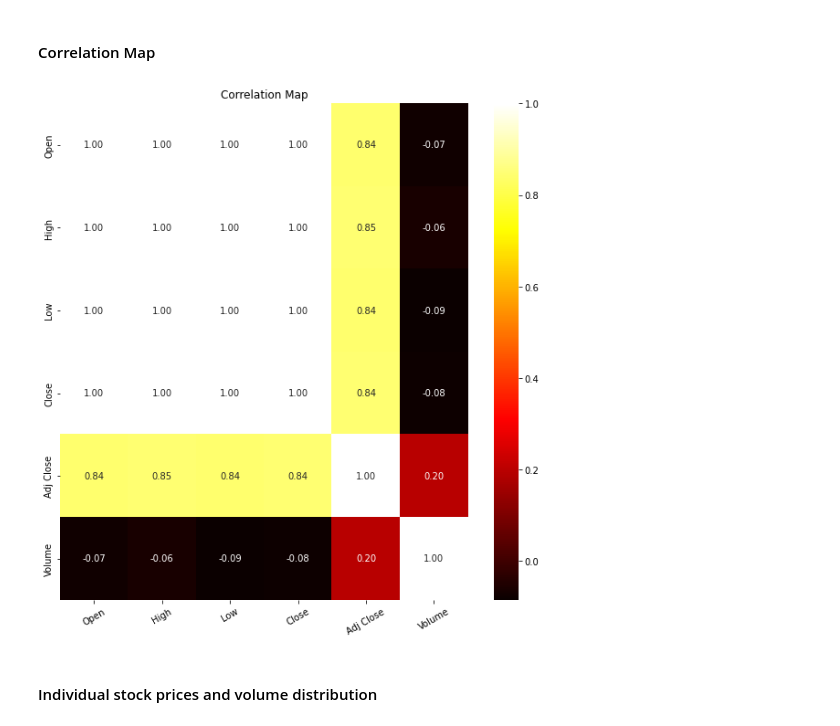
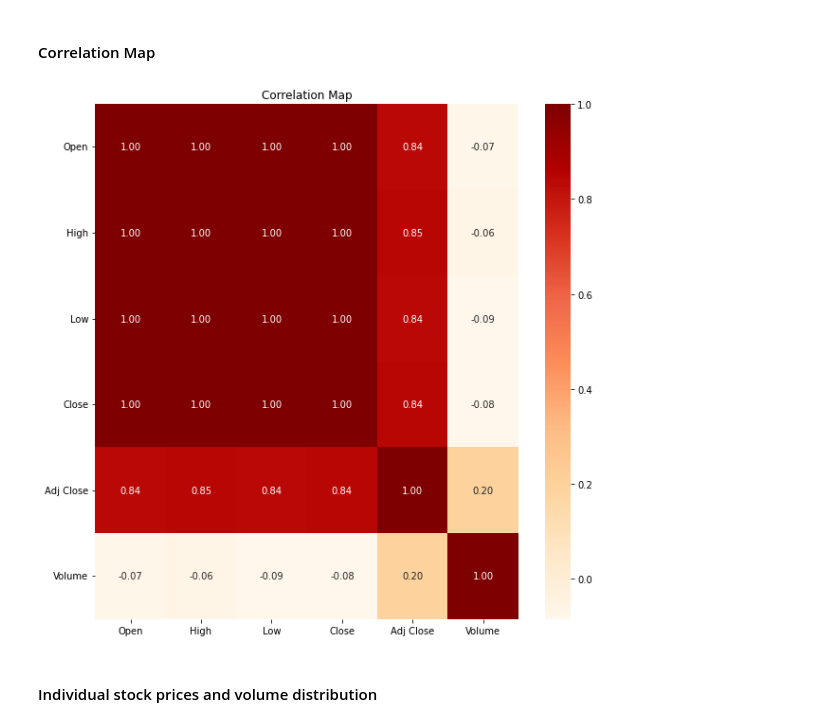
Before and after one commit to MarkLee7925/Bank-Stock-Prices-Prediction, a Jupyter notebook: Models/Scotiabank-StockPred-2023.ipynb, the cells around one changed output. Drawn from its saved outputs; the diff is of its cells as text; code cells hidden in the pictures.

```diff
--- a/Models/Scotiabank-StockPred-2023.ipynb
+++ b/Models/Scotiabank-StockPred-2023.ipynb
@@ -127,19 +127,19 @@ plt.show()
 # %%
 # Define figure
 plt.figure(figsize=(10,10))
 
 # Correlation Map
-sns.heatmap(df.corr(method='pearson'), annot=True, cmap='hot', fmt='.2f')
+sns.heatmap(df.corr(method='pearson'), annot=True, cmap='OrRd', fmt='.2f')
 # Adjust X and Y-Axes
-plt.xticks(rotation=30)
-plt.yticks(rotation=90)
+plt.xticks(rotation=0)
+plt.yticks(rotation=0)
 # Plot title
 plt.title('Correlation Map')
 
 # Show figure
 plt.show()
 # %% [output]
-[figure, old version]
+[figure, new version]
 # %% [markdown]
 #### Individual stock prices and volume distribution
 # %%
```
Also changed, not shown: parts of 4 cells of this notebook.
